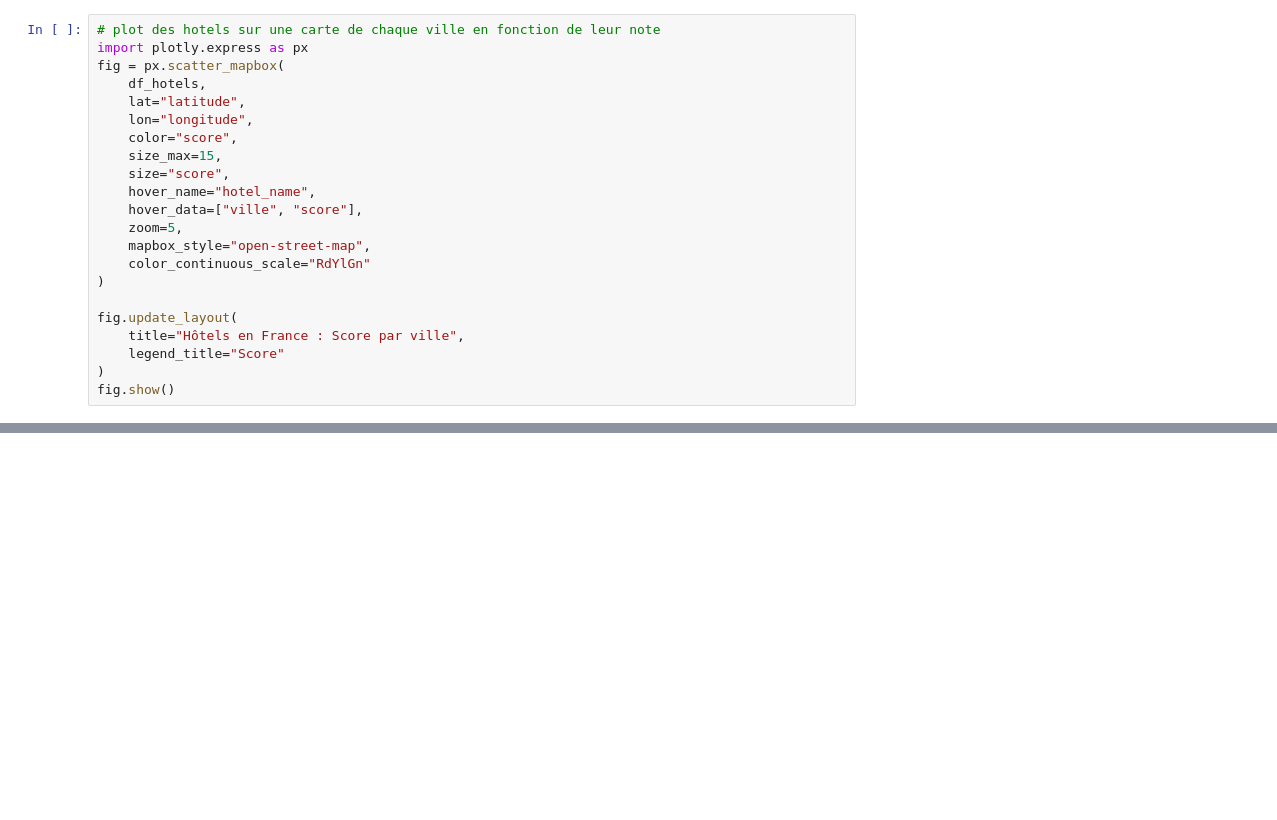
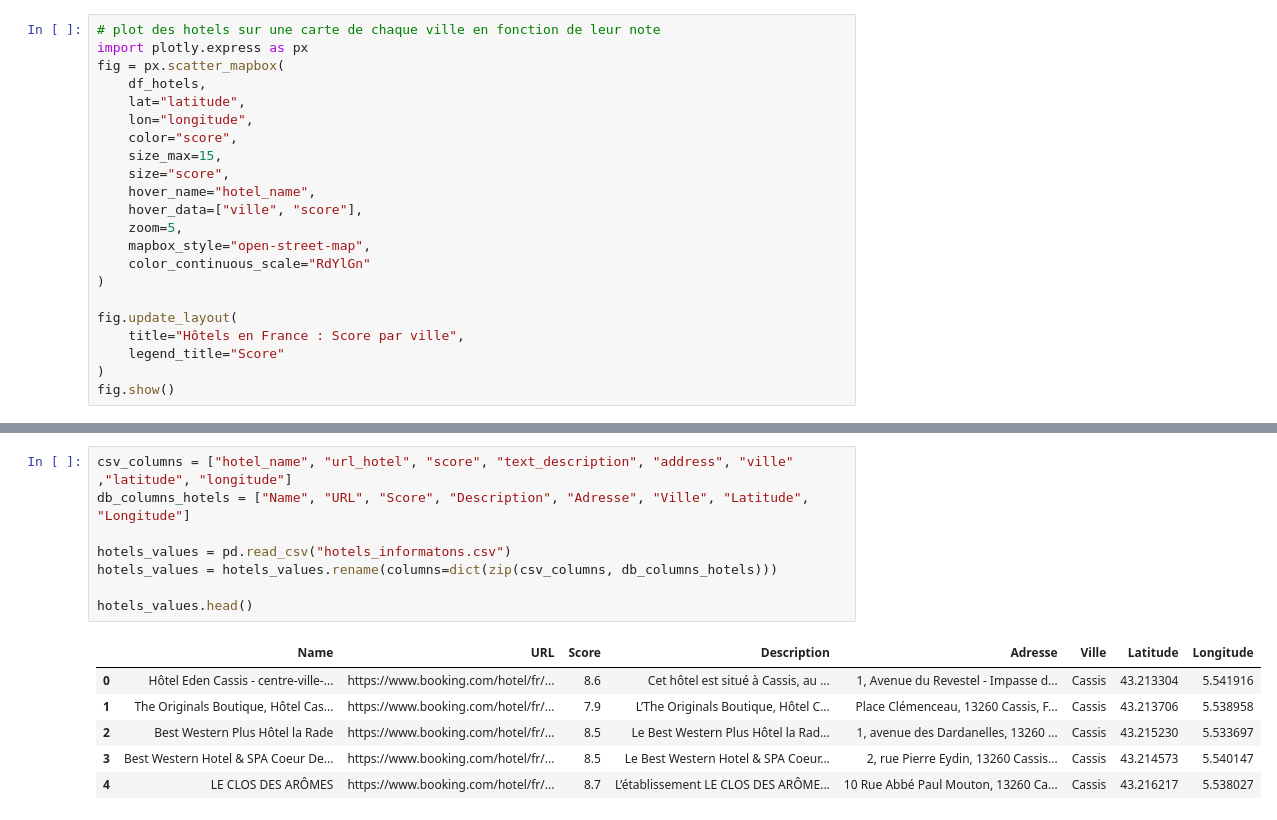
Before and after one commit to datA-jed/Projet-Kayak, a Jupyter notebook: data_cleaning_and_s3.ipynb, the cells around one changed output, grey strips where cells are left out. Cells and saved outputs as stored; diff of their text form; blank space fills up the shorter version.

```diff
--- a/hotels_infos_per_city/data_cleaning_and_s3.ipynb
+++ b/data_cleaning_and_s3.ipynb
@@ -195,0 +292,15 @@ fig.show()
+# %%
+csv_columns = ["hotel_name", "url_hotel", "score", "text_description", "address", "ville" ,"latitude", "longitude"]
+db_columns_hotels = ["Name", "URL", "Score", "Description", "Adresse", "Ville", "Latitude", "Longitude"]
+
+hotels_values = pd.read_csv("hotels_informatons.csv")
+hotels_values = hotels_values.rename(columns=dict(zip(csv_columns, db_columns_hotels)))
+
+hotels_values.head()
+# %% [output]
+|  | Name | URL | Score | Description | Adresse | Ville | Latitude | Longitude |
+| 0 | Hôtel Eden Cassis - centre-ville-... | https://www.booking.com/hotel/fr/... | 8.6 | Cet hôtel est situé à Cassis, au ... | 1, Avenue du Revestel - Impasse d... | Cassis | 43.213304 | 5.541916 |
+| 1 | The Originals Boutique, Hôtel Cas... | https://www.booking.com/hotel/fr/... | 7.9 | L’The Originals Boutique, Hôtel C... | Place Clémenceau, 13260 Cassis, F... | Cassis | 43.213706 | 5.538958 |
+| 2 | Best Western Plus Hôtel la Rade | https://www.booking.com/hotel/fr/... | 8.5 | Le Best Western Plus Hôtel la Rad... | 1, avenue des Dardanelles, 13260 ... | Cassis | 43.215230 | 5.533697 |
+| 3 | Best Western Hotel & SPA Coeur De... | https://www.booking.com/hotel/fr/... | 8.5 | Le Best Western Hotel & SPA Coeur... | 2, rue Pierre Eydin, 13260 Cassis... | Cassis | 43.214573 | 5.540147 |
+| 4 | LE CLOS DES ARÔMES | https://www.booking.com/hotel/fr/... | 8.7 | L’établissement LE CLOS DES ARÔME... | 10 Rue Abbé Paul Mouton, 13260 Ca... | Cassis | 43.216217 | 5.538027 |
```
Also changed, not shown: parts of 14 cells of this notebook, 4 other files.
